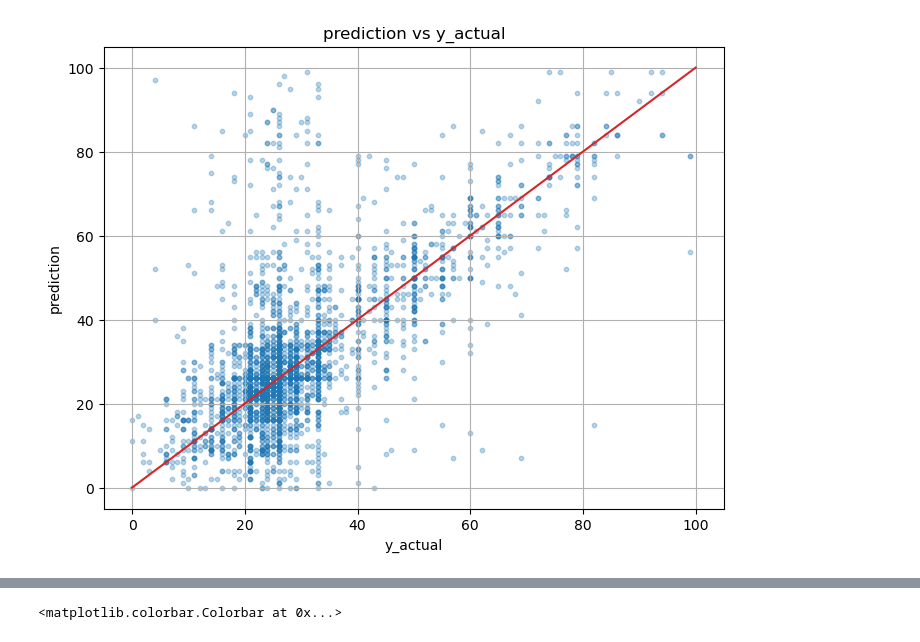
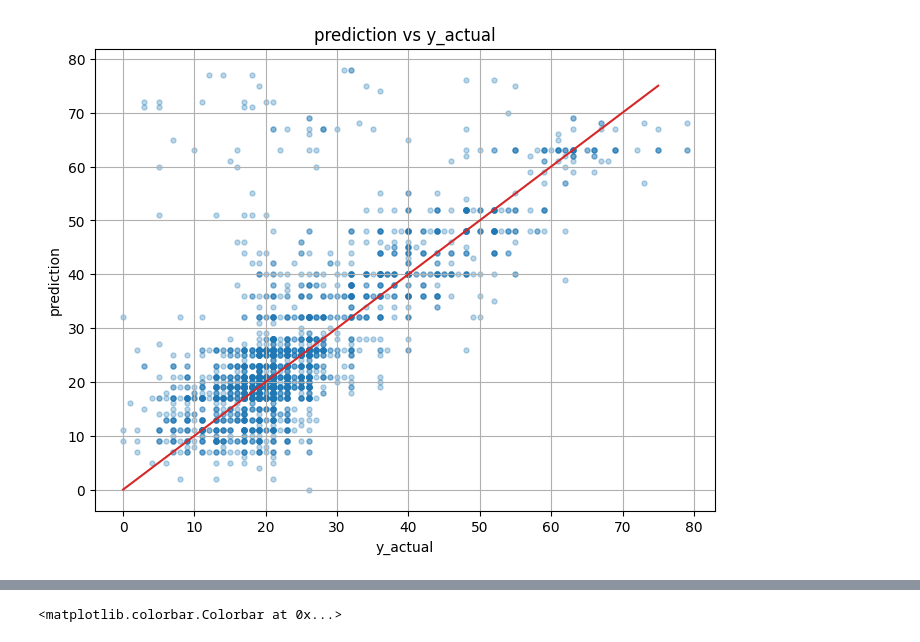
Before and after one commit to oist/gene-context, a Jupyter notebook: ogt_visual.ipynb, the cells around one changed output, grey strips where cells are left out. Drawn from its saved outputs; the diff is of its cells as text; code cells hidden in the pictures.

```diff
--- a/ogt_visual.ipynb
+++ b/ogt_visual.ipynb
@@ -2,28 +2,28 @@
 import pandas as pd
 import matplotlib.pyplot as plt
 
-ind_point = 10
+ind_point = 8
 file_names_cv = [f"prediction_probabilities_cross_valid_fold_0_SetTransformer_indPoints_{ind_point}", f"prediction_probabilities_cross_valid_fold_1_SetTransformer_indPoints_{ind_point}", f"prediction_probabilities_cross_valid_fold_2_SetTransformer_indPoints_{ind_point}", f"prediction_probabilities_cross_valid_fold_3_SetTransformer_indPoints_{ind_point}", f"prediction_probabilities_cross_valid_fold_4_SetTransformer_indPoints_{ind_point}"]
 
 # Read your dataframe (for example from a CSV file)
 def read_and_plot(filename):
     df = pd.read_csv(f"set_transformer/resuls_SetTransformer/{filename}.csv",sep="\t")  # Replace with your file path
-    plt.scatter(df['y_actual'], df['prediction'], marker='o', alpha = 0.3, c = "tab:blue", s=10)#, linestyle='-', color='b')
+    plt.scatter(df['y_actual'], df['prediction'], marker='o', alpha = 0.3, c = "tab:blue", s=13)#, linestyle='-', color='b')
+    return max(df['y_actual']), max(df['prediction'])
 # %%
 plt.figure(figsize=(8, 6))
 plt.grid(True)
-plt.plot([0,100],[0,100], c = "tab:red")
 for file in file_names_cv:
-    read_and_plot(file)
-
+    x_max, y_max = read_and_plot(file)
+plt.plot([0,x_max],[0,x_max], c = "tab:red")
 plt.title('prediction vs y_actual')
 plt.xlabel('y_actual')
 plt.ylabel('prediction')
 
 
 plt.show()
 # %% [output]
-[figure, old version]
+[figure, new version]
 # %%
 # filename = "data_ogt/kegg.csv"
 # df_keggs = pd.read_csv(filename,sep=",")
```
Also changed, not shown: 8 other files.
